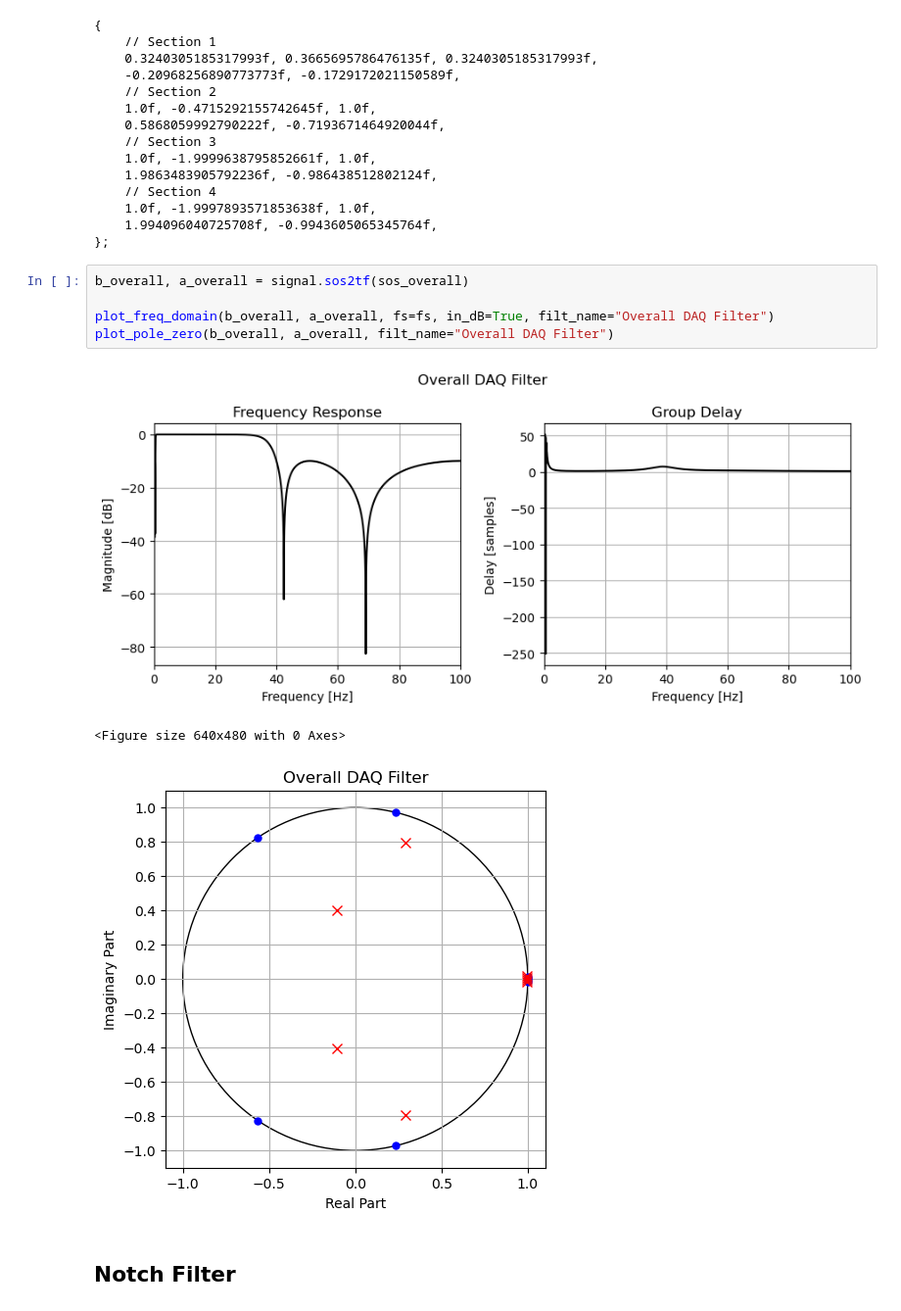
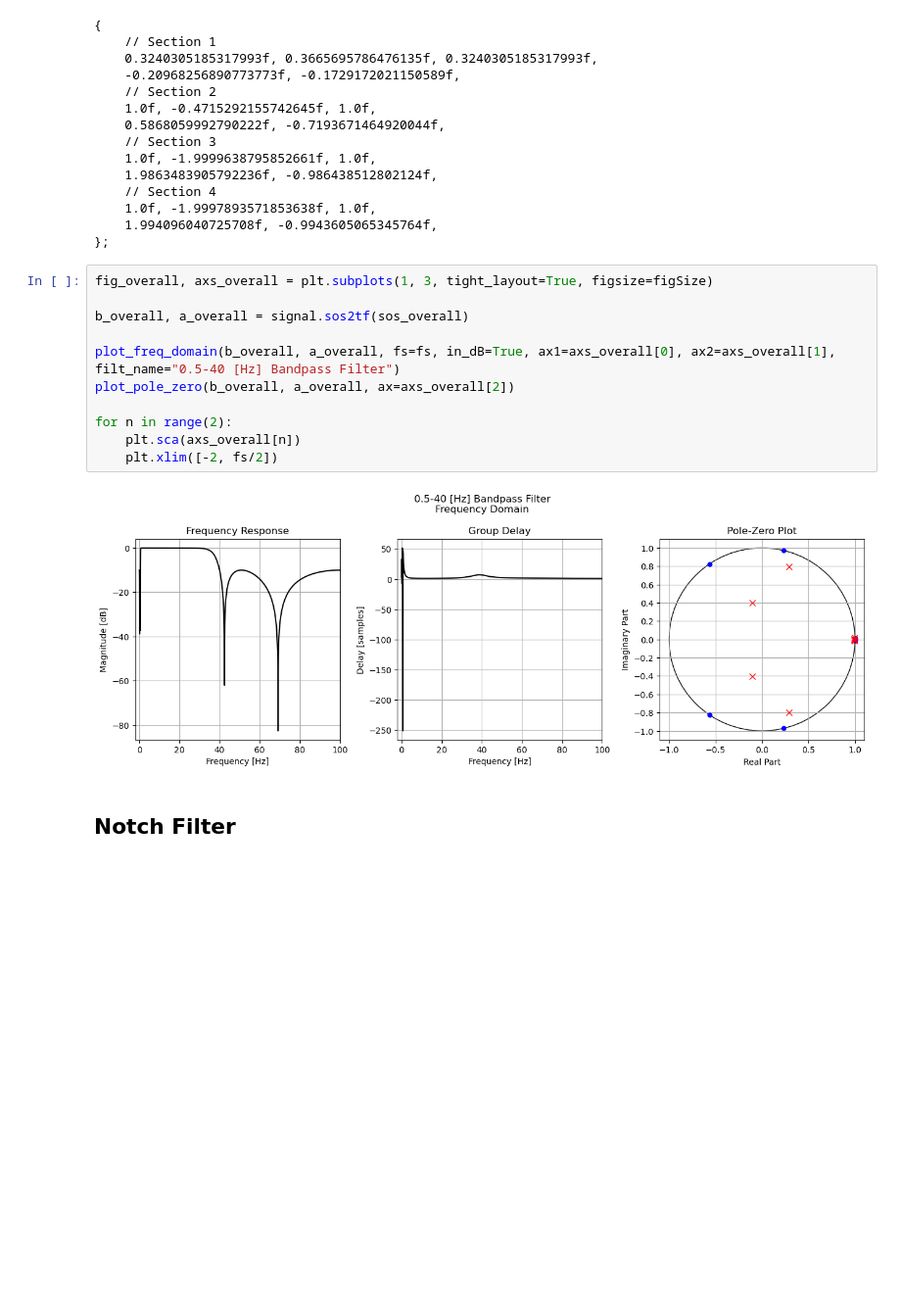
Before and after one commit to bryanmcelvy/microHeartMonitor, a Jupyter notebook: tools/filter_design/daq_filt_design.ipynb, the cells around one changed output. Shown: that part at 98% size. Saved outputs shown, nothing was run; the diff lists cells and outputs as text; blank space fills up the shorter version.

```diff
--- a/tools/filter_design/daq_filt_design.ipynb
+++ b/tools/filter_design/daq_filt_design.ipynb
@@ -134,15 +132,19 @@ printBiquadInArmFormat(sos_overall)
     1.0f, -1.9997893571853638f, 1.0f,
     1.994096040725708f, -0.9943605065345764f,
 };
-# %%
-b_overall, a_overall = signal.sos2tf(sos_overall)
-
-plot_freq_domain(b_overall, a_overall, fs=fs, in_dB=True, filt_name="Overall DAQ Filter")
-plot_pole_zero(b_overall, a_overall, filt_name="Overall DAQ Filter")
-# %% [output]
-[figure, removed]
-<Figure size 640x480 with 0 Axes>
-[figure, removed]
+# %%
+fig_overall, axs_overall = plt.subplots(1, 3, tight_layout=True, figsize=figSize)
+
+b_overall, a_overall = signal.sos2tf(sos_overall)
+
+plot_freq_domain(b_overall, a_overall, fs=fs, in_dB=True, ax1=axs_overall[0], ax2=axs_overall[1], filt_name="0.5-40 [Hz] Bandpass Filter")
+plot_pole_zero(b_overall, a_overall, ax=axs_overall[2])
+
+for n in range(2):
+    plt.sca(axs_overall[n])
+    plt.xlim([-2, fs/2])
+# %% [output]
+[figure, added]
 # %% [markdown]
 ## Notch Filter
 # %%
```
Also changed, not shown: parts of 13 cells of this notebook, 15 other files.
